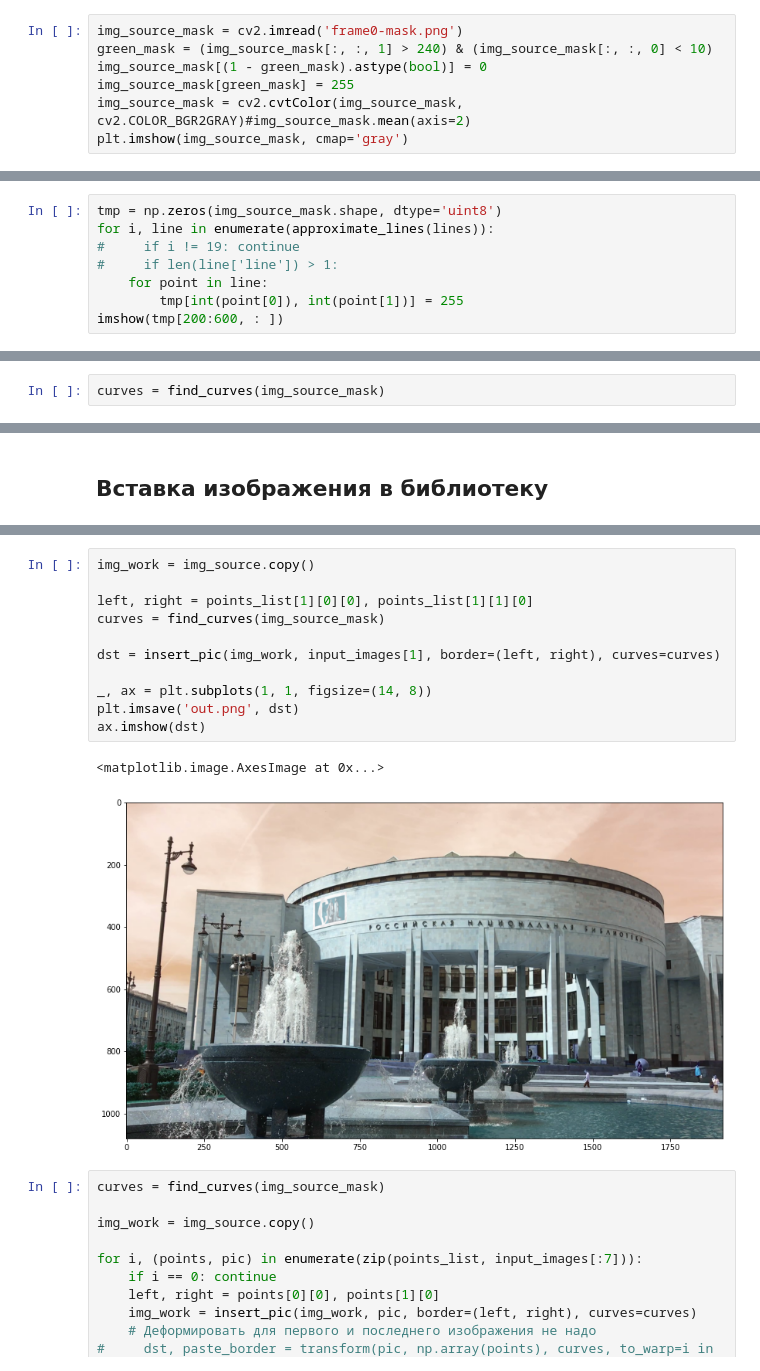
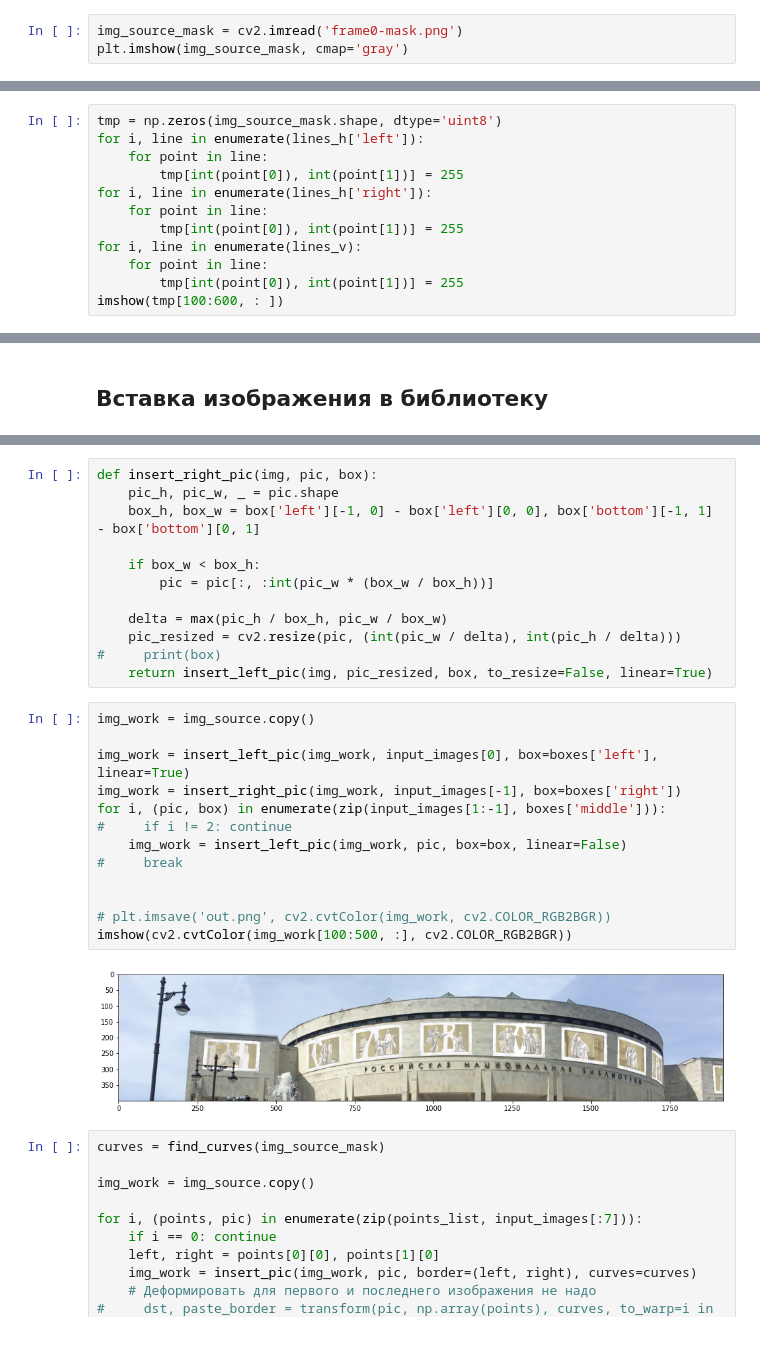
Before and after one commit to IvanHod/insert_images, a Jupyter notebook: диплом Насти.ipynb, the cells around one changed output, grey strips where cells are left out. Cells and saved outputs as stored; diff of their text form; blank space fills up the shorter version.

```diff
--- a/диплом Насти.ipynb
+++ b/диплом Насти.ipynb
@@ -27,9 +40,5 @@ for i in range(1, 10):
 # %%
 img_source_mask = cv2.imread('frame0-mask.png')
-green_mask = (img_source_mask[:, :, 1] > 240) & (img_source_mask[:, :, 0] < 10)
-img_source_mask[(1 - green_mask).astype(bool)] = 0
-img_source_mask[green_mask] = 255
-img_source_mask = cv2.cvtColor(img_source_mask, cv2.COLOR_BGR2GRAY)#img_source_mask.mean(axis=2)
 plt.imshow(img_source_mask, cmap='gray')
 # %% [output]
 <matplotlib.image.AxesImage at 0x...>
@@ -127,9 +198,13 @@ len(lines)
 # %%
 tmp = np.zeros(img_source_mask.shape, dtype='uint8')
-for i, line in enumerate(approximate_lines(lines)):
-#     if i != 19: continue
-#     if len(line['line']) > 1:
+for i, line in enumerate(lines_h['left']):
     for point in line:
         tmp[int(point[0]), int(point[1])] = 255
-imshow(tmp[200:600, : ])
+for i, line in enumerate(lines_h['right']):
+    for point in line:
+        tmp[int(point[0]), int(point[1])] = 255
+for i, line in enumerate(lines_v):
+    for point in line:
+        tmp[int(point[0]), int(point[1])] = 255
+imshow(tmp[100:600, : ])
 # %% [output]
@@ -233,2 +211,0 @@ def find_curves(img_mask):
-# %%
-curves = find_curves(img_source_mask)
@@ -356,17 +473,30 @@ def insert_pic(img, pic, border: tuple, curves: dict):
+# %%
+def insert_right_pic(img, pic, box):
+    pic_h, pic_w, _ = pic.shape
+    box_h, box_w = box['left'][-1, 0] - box['left'][0, 0], box['bottom'][-1, 1] - box['bottom'][0, 1]
+
+    if box_w < box_h:
+        pic = pic[:, :int(pic_w * (box_w / box_h))]
+
+    delta = max(pic_h / box_h, pic_w / box_w)
+    pic_resized = cv2.resize(pic, (int(pic_w / delta), int(pic_h / delta)))
+#     print(box)
+    return insert_left_pic(img, pic_resized, box, to_resize=False, linear=True)
 # %%
 img_work = img_source.copy()
 
-left, right = points_list[1][0][0], points_list[1][1][0]
-curves = find_curves(img_source_mask)
+img_work = insert_left_pic(img_work, input_images[0], box=boxes['left'], linear=True)
+img_work = insert_right_pic(img_work, input_images[-1], box=boxes['right'])
+for i, (pic, box) in enumerate(zip(input_images[1:-1], boxes['middle'])):
+#     if i != 2: continue
+    img_work = insert_left_pic(img_work, pic, box=box, linear=False)
+#     break
 
-dst = insert_pic(img_work, input_images[1], border=(left, right), curves=curves)
 
-_, ax = plt.subplots(1, 1, figsize=(14, 8))
-plt.imsave('out.png', dst)
-ax.imshow(dst)
+# plt.imsave('out.png', cv2.cvtColor(img_work, cv2.COLOR_RGB2BGR))
+imshow(cv2.cvtColor(img_work[100:500, :], cv2.COLOR_RGB2BGR))
 # %% [output]
-<matplotlib.image.AxesImage at 0x...>
-[figure, old version]
+[figure, new version]
 # %%
 curves = find_curves(img_source_mask)
 
```
Also changed, not shown: parts of 24 cells of this notebook, 1 other file.
